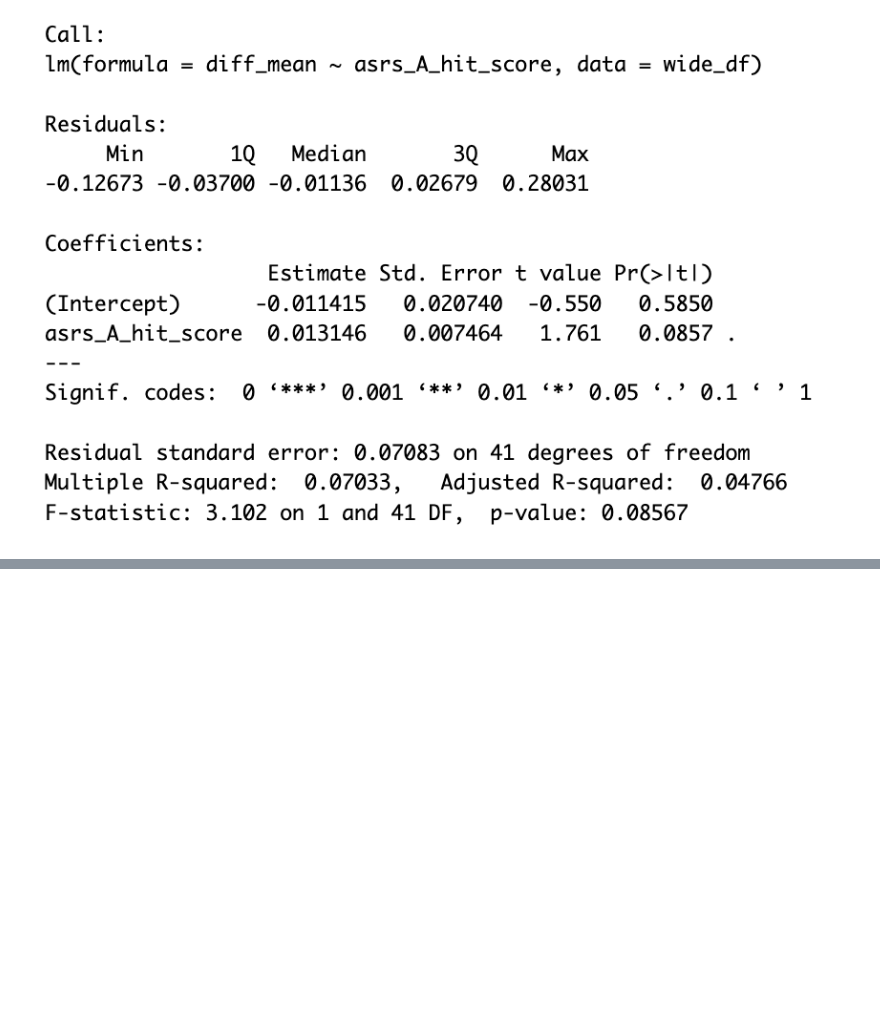
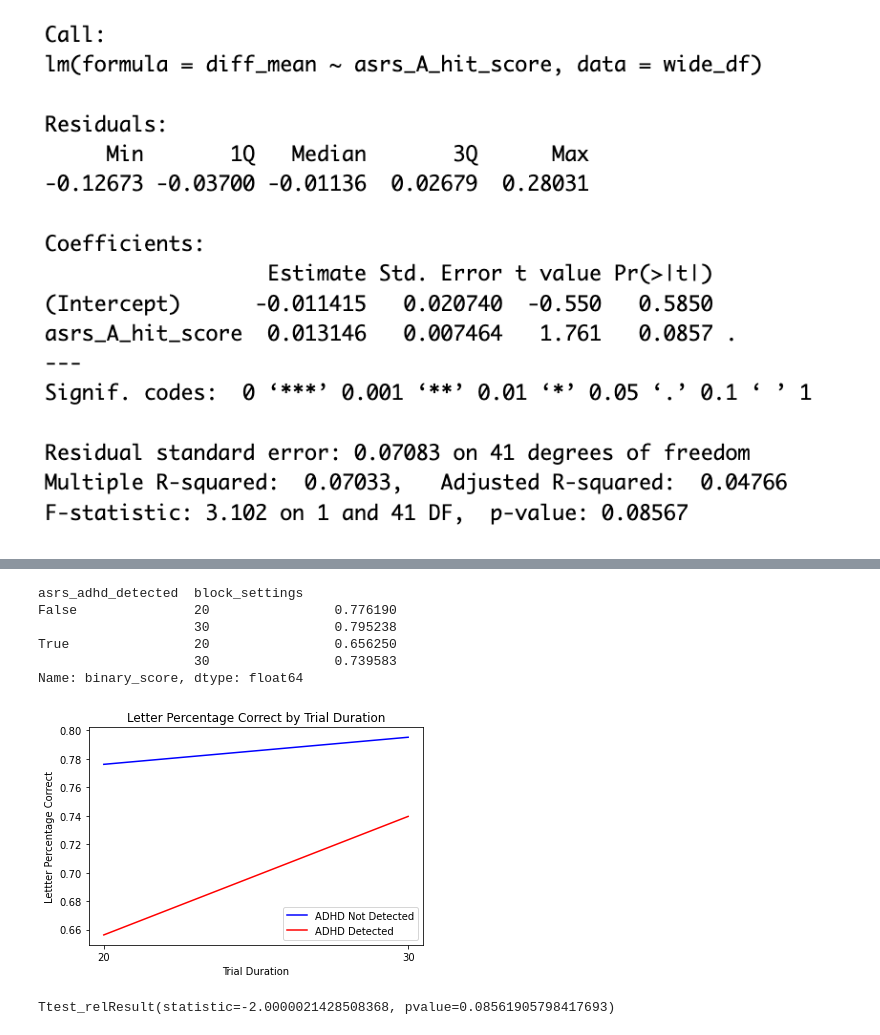
Before and after one commit to kfuiten/M1_thesis, a Jupyter notebook: asrs_duration_analysis.ipynb, the cells around one changed output, grey strips where cells are left out. Cells and saved outputs as stored; diff of their text form; code cells hidden in the pictures; blank space fills up the shorter version.

```diff
--- a/asrs_duration_analysis.ipynb
+++ b/asrs_duration_analysis.ipynb
@@ -264,0 +328,38 @@ The F-statistic p-value approaches significance, so it may be that ASRS score ha
+# %%
+#Calculate mean trial score by whether or not ADHD was detected and by trial duration
+print(binary_score.groupby(['asrs_adhd_detected', 'block_settings'])['binary_score'].mean())
+
+#Line plot of mean trial score by whether or not ADHD was detected and by trial duration
+block_settings = [20, 30]
+metric_values = [
+    [0.776190, 0.795238],
+    [0.656250, 0.739583]
+]
+plt.plot(block_settings, metric_values[0], label="ADHD Not Detected", color='blue')
+plt.plot(block_settings, metric_values[1], label="ADHD Detected", color='red')
+plt.xlabel("Trial Duration"); plt.ylabel("Lettter Percentage Correct"); plt.title("Letter Percentage Correct by Trial Duration")
+x_ticks = [20, 30]; x_labels = ['20', '30']; plt.xticks(ticks = x_ticks, labels = x_labels)
+plt.legend()
+plt.show()
+
+#Subset data frame by whether or not ADHD was detected
+adhd_det = binary_score[binary_score['asrs_adhd_detected'] == True]
+#print(adhd_det.groupby(['participant', 'block_settings'])['binary_score'].mean())
+
+#Create lists for t-test
+short_dur = [0.333333, 0.625000, 0.583333, 0.666667, 0.958333, 0.958333, 0.791667, 0.333333]
+long_dur = [0.416667, 0.833333, 0.708333, 0.625000, 0.875000, 0.958333, 0.916667, 0.583333]
+
+#Perform paired t-test to determine if there is a significant difference between mean trial score for each participant by duration
+ttest_rel(short_dur, long_dur)
+
+#p = 0.086
+# %% [output]
+asrs_adhd_detected  block_settings
+False               20                0.776190
+                    30                0.795238
+True                20                0.656250
+                    30                0.739583
+Name: binary_score, dtype: float64
+[figure, added]
+Ttest_relResult(statistic=-2.0000021428508368, pvalue=0.08561905798417693)
```
Also changed, not shown: parts of 14 cells of this notebook.
